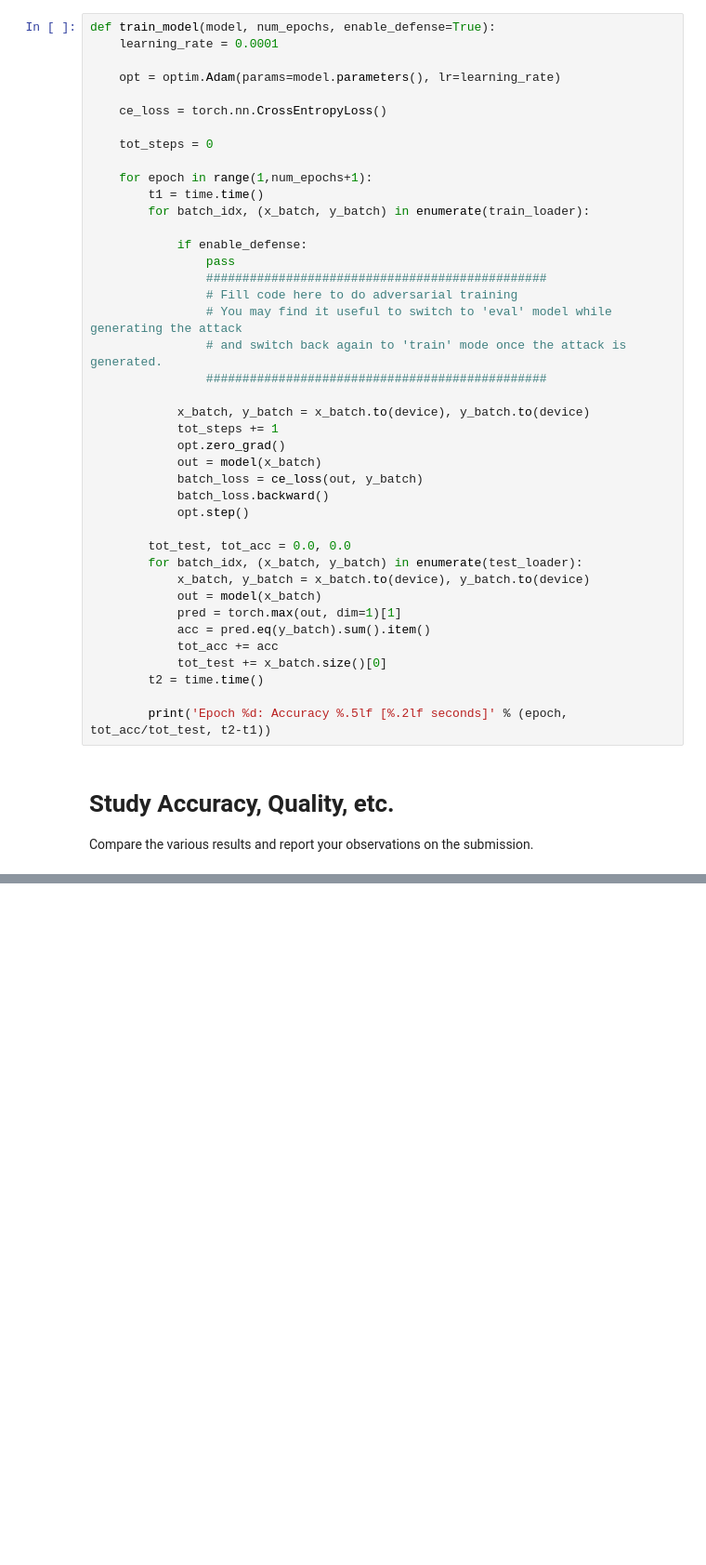
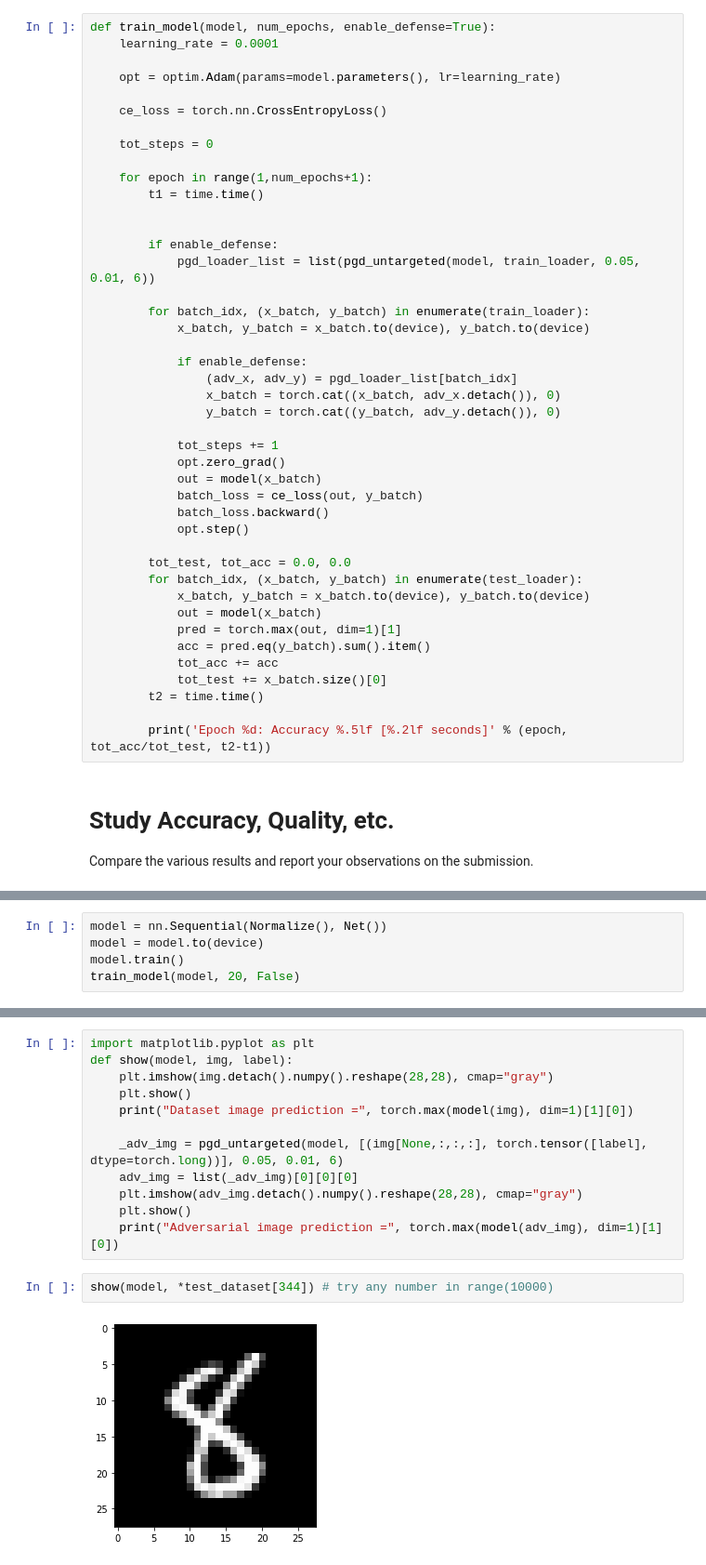
Before and after one commit to amansingh-13/Notes, a Jupyter notebook: hw2/adversarial_training.ipynb, the cells around one changed output, grey strips where cells are left out. Shown: that part at 93% size. Cells and saved outputs as stored; diff of their text form; blank space fills up the shorter version.

```diff
--- a/hw2/adversarial_training.ipynb
+++ b/hw2/adversarial_training.ipynb
@@ -92,17 +129,19 @@ def train_model(model, num_epochs, enable_defense=True):
 
     for epoch in range(1,num_epochs+1):
         t1 = time.time()
+
+
+        if enable_defense:
+            pgd_loader_list = list(pgd_untargeted(model, train_loader, 0.05, 0.01, 6))
+
         for batch_idx, (x_batch, y_batch) in enumerate(train_loader):
+            x_batch, y_batch = x_batch.to(device), y_batch.to(device)
 
             if enable_defense:
-                pass
-                ###############################################
-                # Fill code here to do adversarial training
-                # You may find it useful to switch to 'eval' model while generating the attack
-                # and switch back again to 'train' mode once the attack is generated.
-                ###############################################
+                (adv_x, adv_y) = pgd_loader_list[batch_idx]
+                x_batch = torch.cat((x_batch, adv_x.detach()), 0)
+                y_batch = torch.cat((y_batch, adv_y.detach()), 0)
 
-            x_batch, y_batch = x_batch.to(device), y_batch.to(device)
             tot_steps += 1
             opt.zero_grad()
             out = model(x_batch)
@@ -129,0 +180,5 @@ Compare the various results and report your observations on the submission.
+# %%
+model = nn.Sequential(Normalize(), Net())
+model = model.to(device)
+model.train()
+train_model(model, 20, False)
@@ -129,0 +258,16 @@ Compare the various results and report your observations on the submission.
+# %%
+import matplotlib.pyplot as plt
+def show(model, img, label):
+    plt.imshow(img.detach().numpy().reshape(28,28), cmap="gray")
+    plt.show()
+    print("Dataset image prediction =", torch.max(model(img), dim=1)[1][0])
+
+    _adv_img = pgd_untargeted(model, [(img[None,:,:,:], torch.tensor([label], dtype=torch.long))], 0.05, 0.01, 6)
+    adv_img = list(_adv_img)[0][0][0]
+    plt.imshow(adv_img.detach().numpy().reshape(28,28), cmap="gray")
+    plt.show()
+    print("Adversarial image prediction =", torch.max(model(adv_img), dim=1)[1][0])
+# %%
+show(model, *test_dataset[344]) # try any number in range(10000)
+# %% [output]
+[figure, added]
```
Also changed, not shown: parts of 18 cells of this notebook.
